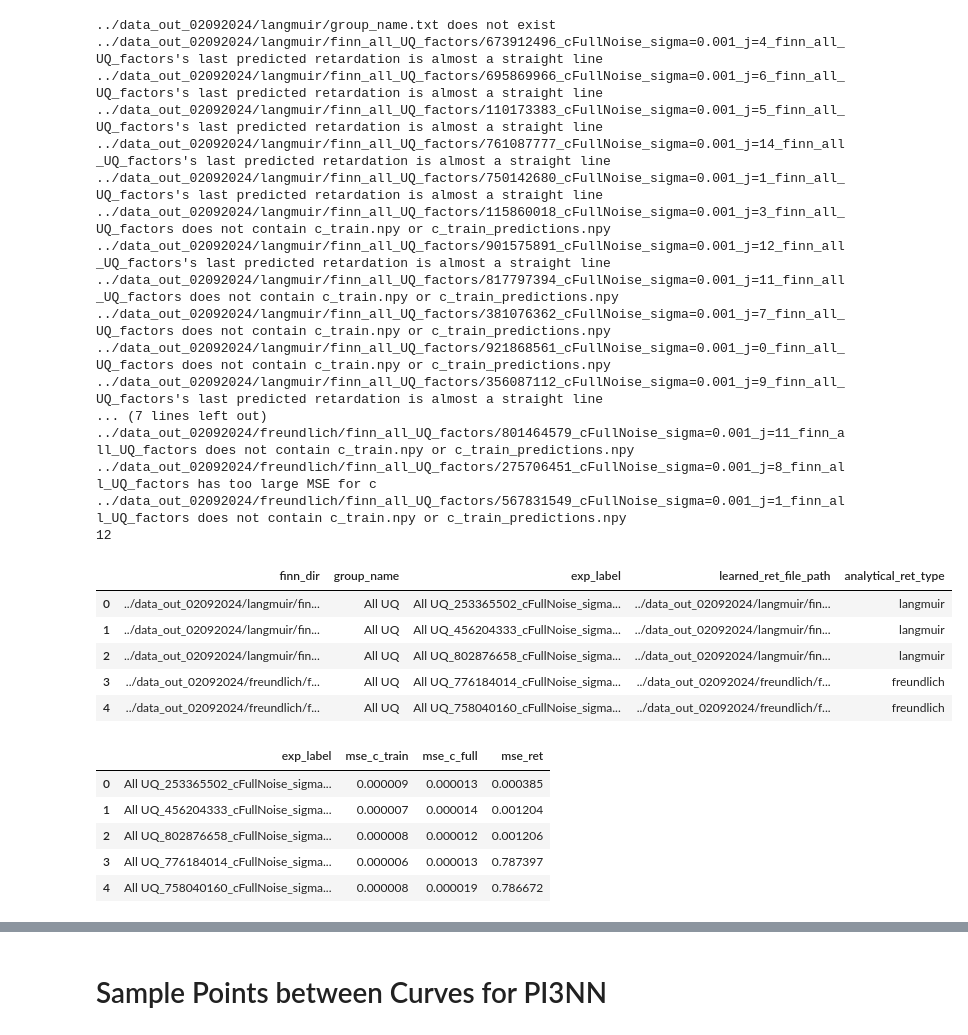
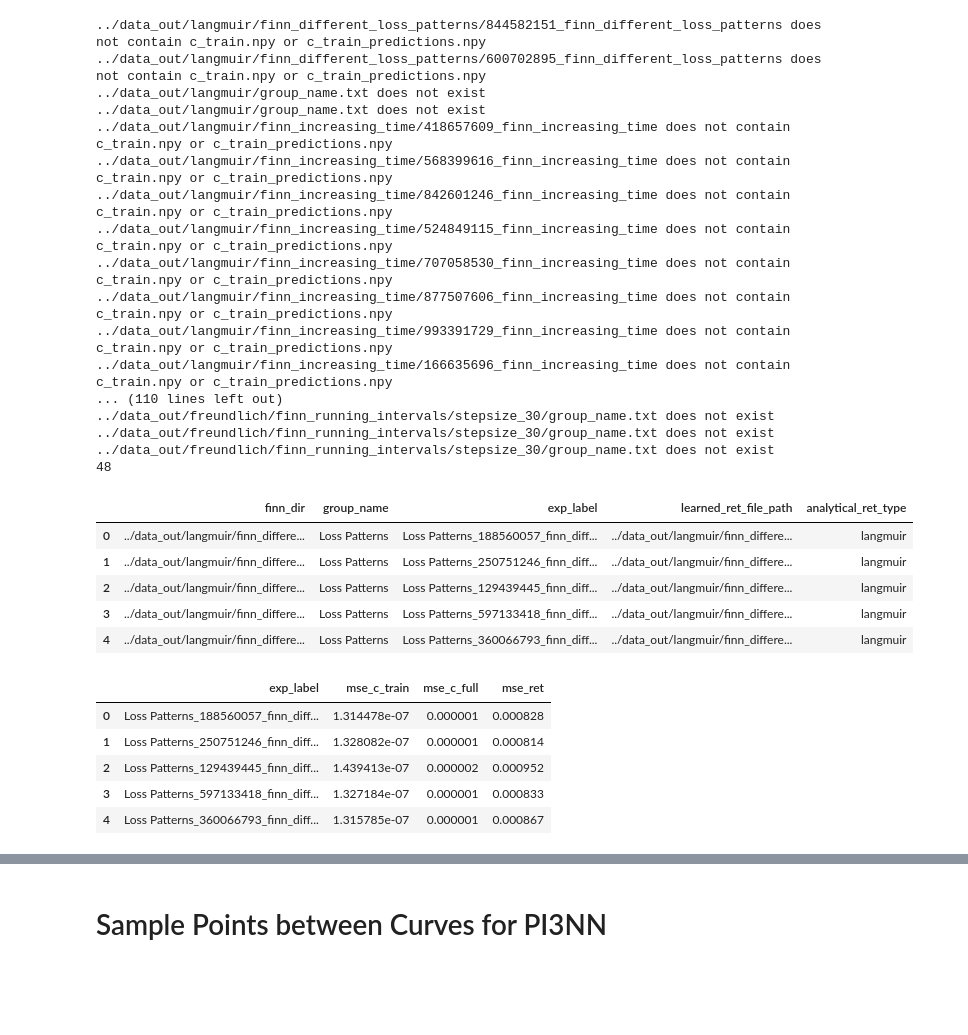
Before and after one commit to RiccardoFrenner/finn-nnpie, a Jupyter notebook: src/analyze_retardations.ipynb, the cells around one changed output, grey strips where cells are left out. Saved outputs shown, nothing was run; the diff lists cells and outputs as text; code cells hidden in the pictures; blank space fills up the shorter version.

```diff
--- a/src/analyze_retardations.ipynb
+++ b/src/analyze_retardations.ipynb
@@ -78,50 +78,50 @@ def compute_mse(a, b):
     return np.mean((a - b) ** 2)
 # %%
 # A) Collect all valid simulation directories
-root_dir = Path("../data_out_02092024")
+root_dir = Path("../data_out")
 valid_finn_dirs = collect_valid_simulation_dirs(root_dir, verbose=True)
 
 records = []
 for finn_dir, group_name, learned_ret_file_path in valid_finn_dirs:
     records.append(
         {
             "finn_dir": finn_dir,
             "group_name": group_name,
             "exp_label": f"{group_name}_{finn_dir.name}",
             "learned_ret_file_path": learned_ret_file_path,
             "analytical_ret_type": "langmuir"
             if "langmuir" in str(finn_dir)
             else "freundlich",
         }
     )
 
 finn_dir_df = pd.DataFrame.from_records(records)
 print(len(finn_dir_df))
 finn_dir_df.head()
 # %% [output]
-../data_out_02092024/langmuir/group_name.txt does not exist
-../data_out_02092024/langmuir/finn_all_UQ_factors/673912496_cFullNoise_sigma=0.001_j=4_finn_all_UQ_factors's last predicted retardation is almost a straight line
-../data_out_02092024/langmuir/finn_all_UQ_factors/695869966_cFullNoise_sigma=0.001_j=6_finn_all_UQ_factors's last predicted retardation is almost a straight line
-../data_out_02092024/langmuir/finn_all_UQ_factors/110173383_cFullNoise_sigma=0.001_j=5_finn_all_UQ_factors's last predicted retardation is almost a straight line
-../data_out_02092024/langmuir/finn_all_UQ_factors/761087777_cFullNoise_sigma=0.001_j=14_finn_all_UQ_factors's last predicted retardation is almost a straight line
-../data_out_02092024/langmuir/finn_all_UQ_factors/750142680_cFullNoise_sigma=0.001_j=1_finn_all_UQ_factors's last predicted retardation is almost a straight line
-../data_out_02092024/langmuir/finn_all_UQ_factors/115860018_cFullNoise_sigma=0.001_j=3_finn_all_UQ_factors does not contain c_train.npy or c_train_predictions.npy
-../data_out_02092024/langmuir/finn_all_UQ_factors/901575891_cFullNoise_sigma=0.001_j=12_finn_all_UQ_factors's last predicted retardation is almost a straight line
-../data_out_02092024/langmuir/finn_all_UQ_factors/817797394_cFullNoise_sigma=0.001_j=11_finn_all_UQ_factors does not contain c_train.npy or c_train_predictions.npy
-../data_out_02092024/langmuir/finn_all_UQ_factors/381076362_cFullNoise_sigma=0.001_j=7_finn_all_UQ_factors does not contain c_train.npy or c_train_predictions.npy
-../data_out_02092024/langmuir/finn_all_UQ_factors/921868561_cFullNoise_sigma=0.001_j=0_finn_all_UQ_factors does not contain c_train.npy or c_train_predictions.npy
-../data_out_02092024/langmuir/finn_all_UQ_factors/356087112_cFullNoise_sigma=0.001_j=9_finn_all_UQ_factors's last predicted retardation is almost a straight line
-... (7 lines left out)
-../data_out_02092024/freundlich/finn_all_UQ_factors/801464579_cFullNoise_sigma=0.001_j=11_finn_all_UQ_factors does not contain c_train.npy or c_train_predictions.npy
-../data_out_02092024/freundlich/finn_all_UQ_factors/275706451_cFullNoise_sigma=0.001_j=8_finn_all_UQ_factors has too large MSE for c
-../data_out_02092024/freundlich/finn_all_UQ_factors/567831549_cFullNoise_sigma=0.001_j=1_finn_all_UQ_factors does not contain c_train.npy or c_train_predictions.npy
-12
+../data_out/langmuir/finn_different_loss_patterns/844582151_finn_different_loss_patterns does not contain c_train.npy or c_train_predictions.npy
+../data_out/langmuir/finn_different_loss_patterns/600702895_finn_different_loss_patterns does not contain c_train.npy or c_train_predictions.npy
+../data_out/langmuir/group_name.txt does not exist
+../data_out/langmuir/group_name.txt does not exist
+../data_out/langmuir/finn_increasing_time/418657609_finn_increasing_time does not contain c_train.npy or c_train_predictions.npy
+../data_out/langmuir/finn_increasing_time/568399616_finn_increasing_time does not contain c_train.npy or c_train_predictions.npy
+../data_out/langmuir/finn_increasing_time/842601246_finn_increasing_time does not contain c_train.npy or c_train_predictions.npy
+../data_out/langmuir/finn_increasing_time/524849115_finn_increasing_time does not contain c_train.npy or c_train_predictions.npy
+../data_out/langmuir/finn_increasing_time/707058530_finn_increasing_time does not contain c_train.npy or c_train_predictions.npy
+../data_out/langmuir/finn_increasing_time/877507606_finn_increasing_time does not contain c_train.npy or c_train_predictions.npy
+../data_out/langmuir/finn_increasing_time/993391729_finn_increasing_time does not contain c_train.npy or c_train_predictions.npy
+../data_out/langmuir/finn_increasing_time/166635696_finn_increasing_time does not contain c_train.npy or c_train_predictions.npy
+... (110 lines left out)
+../data_out/freundlich/finn_running_intervals/stepsize_30/group_name.txt does not exist
+../data_out/freundlich/finn_running_intervals/stepsize_30/group_name.txt does not exist
+../data_out/freundlich/finn_running_intervals/stepsize_30/group_name.txt does not exist
+48
 |  | finn_dir | group_name | exp_label | learned_ret_file_path | analytical_ret_type |
-| 0 | ../data_out_02092024/langmuir/fin... | All UQ | All UQ_253365502_cFullNoise_sigma... | ../data_out_02092024/langmuir/fin... | langmuir |
-| 1 | ../data_out_02092024/langmuir/fin... | All UQ | All UQ_456204333_cFullNoise_sigma... | ../data_out_02092024/langmuir/fin... | langmuir |
-| 2 | ../data_out_02092024/langmuir/fin... | All UQ | All UQ_802876658_cFullNoise_sigma... | ../data_out_02092024/langmuir/fin... | langmuir |
-| 3 | ../data_out_02092024/freundlich/f... | All UQ | All UQ_776184014_cFullNoise_sigma... | ../data_out_02092024/freundlich/f... | freundlich |
-| 4 | ../data_out_02092024/freundlich/f... | All UQ | All UQ_758040160_cFullNoise_sigma... | ../data_out_02092024/freundlich/f... | freundlich |
+| 0 | ../data_out/langmuir/finn_differe... | Loss Patterns | Loss Patterns_188560057_finn_diff... | ../data_out/langmuir/finn_differe... | langmuir |
+| 1 | ../data_out/langmuir/finn_differe... | Loss Patterns | Loss Patterns_250751246_finn_diff... | ../data_out/langmuir/finn_differe... | langmuir |
+| 2 | ../data_out/langmuir/finn_differe... | Loss Patterns | Loss Patterns_129439445_finn_diff... | ../data_out/langmuir/finn_differe... | langmuir |
+| 3 | ../data_out/langmuir/finn_differe... | Loss Patterns | Loss Patterns_597133418_finn_diff... | ../data_out/langmuir/finn_differe... | langmuir |
+| 4 | ../data_out/langmuir/finn_differe... | Loss Patterns | Loss Patterns_360066793_finn_diff... | ../data_out/langmuir/finn_differe... | langmuir |
 # %%
 # B) Compute MSE of c and ret for each simulation directory
 mse_data = []
@@ -152,11 +152,11 @@ mse_df = pd.DataFrame(mse_data)
 mse_df.head()
 # %% [output]
 |  | exp_label | mse_c_train | mse_c_full | mse_ret |
-| 0 | All UQ_253365502_cFullNoise_sigma... | 0.000009 | 0.000013 | 0.000385 |
-| 1 | All UQ_456204333_cFullNoise_sigma... | 0.000007 | 0.000014 | 0.001204 |
-| 2 | All UQ_802876658_cFullNoise_sigma... | 0.000008 | 0.000012 | 0.001206 |
-| 3 | All UQ_776184014_cFullNoise_sigma... | 0.000006 | 0.000013 | 0.787397 |
-| 4 | All UQ_758040160_cFullNoise_sigma... | 0.000008 | 0.000019 | 0.786672 |
+| 0 | Loss Patterns_188560057_finn_diff... | 1.314478e-07 | 0.000001 | 0.000828 |
+| 1 | Loss Patterns_250751246_finn_diff... | 1.328082e-07 | 0.000001 | 0.000814 |
+| 2 | Loss Patterns_129439445_finn_diff... | 1.439413e-07 | 0.000002 | 0.000952 |
+| 3 | Loss Patterns_597133418_finn_diff... | 1.327184e-07 | 0.000001 | 0.000833 |
+| 4 | Loss Patterns_360066793_finn_diff... | 1.315785e-07 | 0.000001 | 0.000867 |
 # %%
 # Plot correlation of MSEs
 fig, (ax1, ax2) = plt.subplots(ncols=2, figsize=(12, 6), sharey=True)
```
Also changed, not shown: parts of 8 cells of this notebook, 5 other files.
